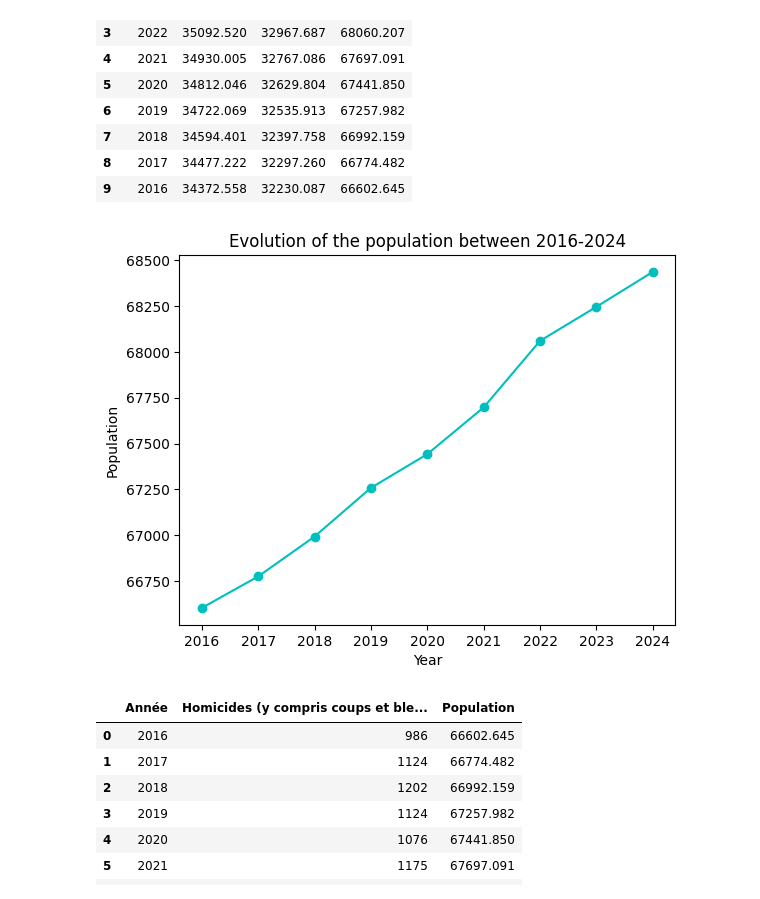
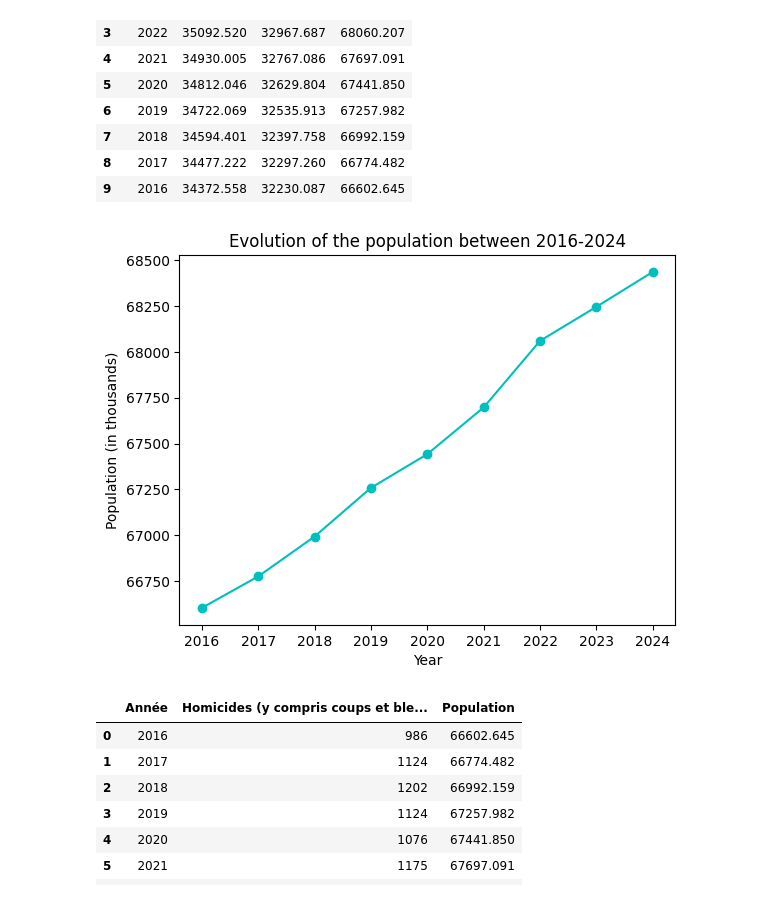
Before and after one commit to luciedum-dot/Intro-to-data-analysis-with-Python---Final-Project, a Jupyter notebook: Evolutions_of_Criminality_France_2016_2024.ipynb, the cells around one changed output. Cells and saved outputs as stored; diff of their text form; code cells hidden in the pictures.

```diff
--- a/Evolutions_of_Criminality_France_2016_2024.ipynb
+++ b/Evolutions_of_Criminality_France_2016_2024.ipynb
@@ -170,10 +162,10 @@ display(df_pop_années)
 # %%
 #Plot the evolution of the pop to vizualize the trend
 plt.plot(df_pop_années['Année'], df_pop_années['Ensemble'], '-oc')
 plt.title("Evolution of the population between 2016-2024")
 plt.xlabel("Year")
-plt.ylabel("Population")
+plt.ylabel("Population (in thousands)")
 plt.show()
 # %% [output]
-[figure, old version]
+[figure, new version]
 # %%
```
Also changed, not shown: parts of 5 cells of this notebook.
